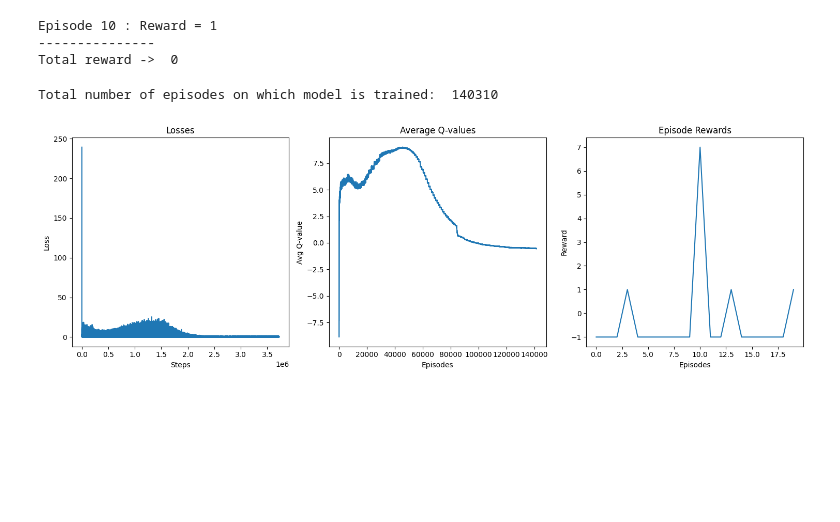
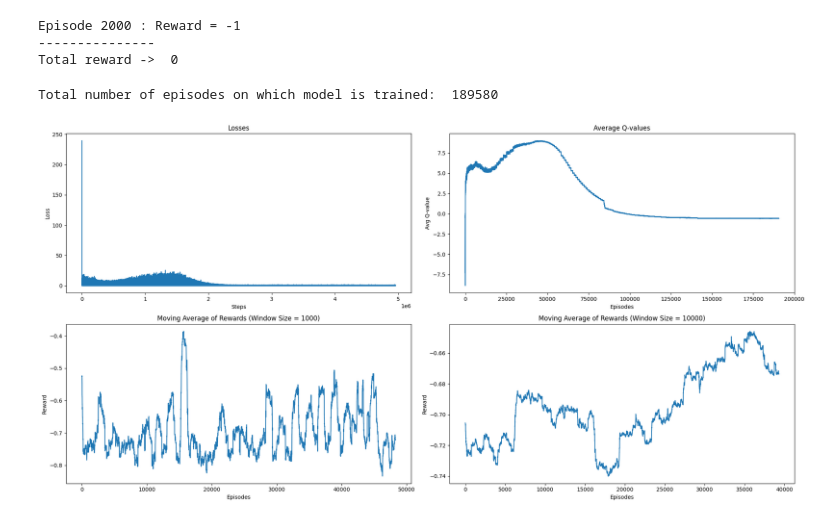
Before and after one commit to Digital-Defiance/Reinforcement-Learning-on-Pong, a Jupyter notebook: DQN/train_dqn.ipynb, the cells around one changed output. Cells and saved outputs as stored; diff of their text form; code cells hidden in the pictures; blank space fills up the shorter version.

Commit message:
moving averages included

```diff
--- a/DQN/train_dqn.ipynb
+++ b/DQN/train_dqn.ipynb
@@ -23,7 +58,15 @@ Using device: cpu
 # Helper functions
 def update_dqn(model, target_model, optimizer, batch, replay_buffer, gamma, losses):
     states, actions, rewards, next_states, dones = batch
-    actions = actions.long()
+    states, actions, rewards, next_states, dones = batch
+    states = states.to(device)
+    actions = actions.long().to(device)
+    rewards = rewards.to(device)
+    next_states = next_states.to(device)
+    dones = dones.to(device)
+
+
+
     states = states.view(states.size(0), -1)
     next_states = next_states.view(next_states.size(0), -1)
 
@@ -44,7 +87,7 @@ def epsilon_greedy_policy(state, epsilon, model, action_size):
         return np.random.choice(action_size)
     else:
         with torch.no_grad():
-            state = torch.tensor(state, dtype=torch.float32).view(1, -1)
+            state = torch.tensor(state, dtype=torch.float32).view(1, -1).to(device)
             q_values = model(state)
             return q_values.argmax().item()
 # %%
@@ -55,7 +98,7 @@ epsilon_start = 1.0
 epsilon_end = 0.01
 target_update_freq = 1000
 learning_rate = 0.001
-num_episodes = 10
+num_episodes = 2000
 losses = []
 avg_q_values = []
 episode_rewards_list = []
@@ -66,12 +109,12 @@ replay_buffer = ReplayBuffer()
 state_size = 6
 action_size = 2
 batch_size = 64
-model = DQN(state_size)
-target_model = DQN(state_size)
+model = DQN(state_size).to(device)
+target_model = DQN(state_size).to(device)
 optimizer = optim.Adam(model.parameters(), lr=learning_rate)
 # %%
 if os.path.isfile("trained_model.pth"):
-    checkpoint = torch.load("trained_model.pth")
+    checkpoint = torch.load("trained_model.pth", map_location=device)
     model.load_state_dict(checkpoint['model_state_dict'])
     optimizer.load_state_dict(checkpoint['optimizer_state_dict'])
     losses = checkpoint['losses']
@@ -132,7 +175,7 @@ for episode in range(num_episodes):
 print("---------------")
 print("Total reward -> ", total_reward)
 # %% [output]
-Episode 10 : Reward = 1
+Episode 2000 : Reward = -1
 ---------------
 Total reward ->  0
 # %%
@@ -141,38 +184,54 @@ PATH = "trained_model.pth"
 TOTAL_NUM_EPISODES = num_episodes + total_num_episodes
 
 replay_buffer.save_buffer()
 torch.save({
     'model_state_dict': model.state_dict(),
     'optimizer_state_dict': optimizer.state_dict(),
     'losses': losses,
     'total_num_episodes': TOTAL_NUM_EPISODES,
     'avg_q_values': avg_q_values,
     'episode_rewards': episode_rewards_list
 }, PATH)
 
 print("Total number of episodes on which model is trained: ", TOTAL_NUM_EPISODES)
 
-plt.figure(figsize=(15, 5))
-plt.subplot(1, 3, 1)
+def calculate_moving_average(data, window_size):
+    return np.convolve(data, np.ones(window_size), 'valid') / window_size
+
+window_size_1000 = 1000
+window_size_10000 = 10000
+moving_avg_rewards_1000 = calculate_moving_average(episode_rewards_list, window_size_1000)
+moving_avg_rewards_10000 = calculate_moving_average(episode_rewards_list, window_size_10000)
+
+
+plt.figure(figsize=(20, 10))
+
+plt.subplot(2, 2, 1)
 plt.plot(losses)
 plt.title('Losses')
 plt.xlabel('Steps')
 plt.ylabel('Loss')
 
-plt.subplot(1, 3, 2)
+plt.subplot(2, 2, 2)
 plt.plot(avg_q_values)
 plt.title('Average Q-values')
 plt.xlabel('Episodes')
 plt.ylabel('Avg Q-value')
 
-plt.subplot(1, 3, 3)
-plt.plot(episode_rewards_list)
-plt.title('Episode Rewards')
+plt.subplot(2, 2, 3)
+plt.plot(moving_avg_rewards_1000)
+plt.title('Moving Average of Rewards (Window Size = 1000)')
+plt.xlabel('Episodes')
+plt.ylabel('Reward')
+
+plt.subplot(2, 2, 4)
+plt.plot(moving_avg_rewards_10000)
+plt.title('Moving Average of Rewards (Window Size = 10000)')
 plt.xlabel('Episodes')
 plt.ylabel('Reward')
 
 plt.tight_layout()
 plt.show()
 # %% [output]
-Total number of episodes on which model is trained:  140310
+Total number of episodes on which model is trained:  189580
-[figure, old version]
+[figure, new version]
```
Also changed, not shown: parts of 5 cells of this notebook.
